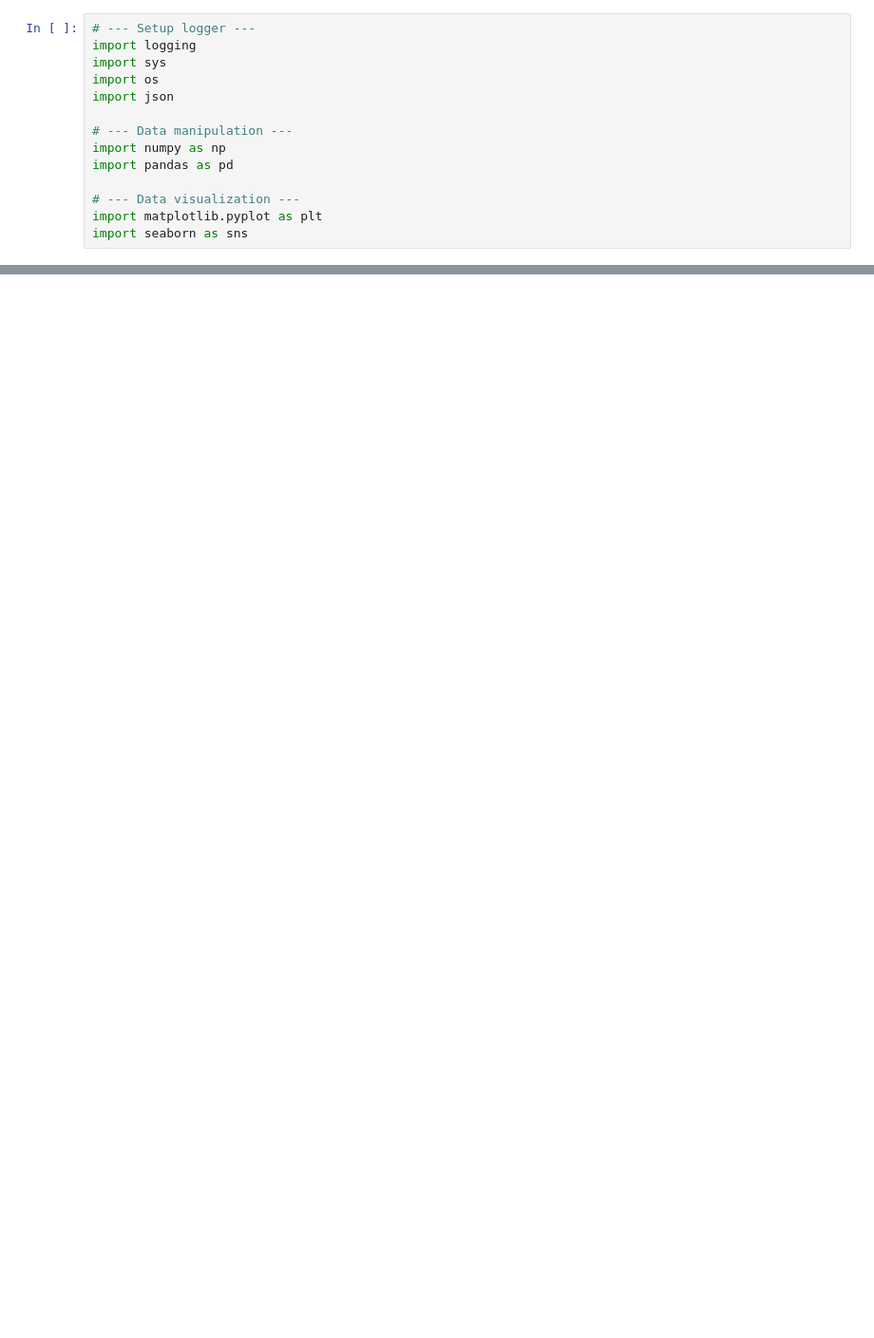
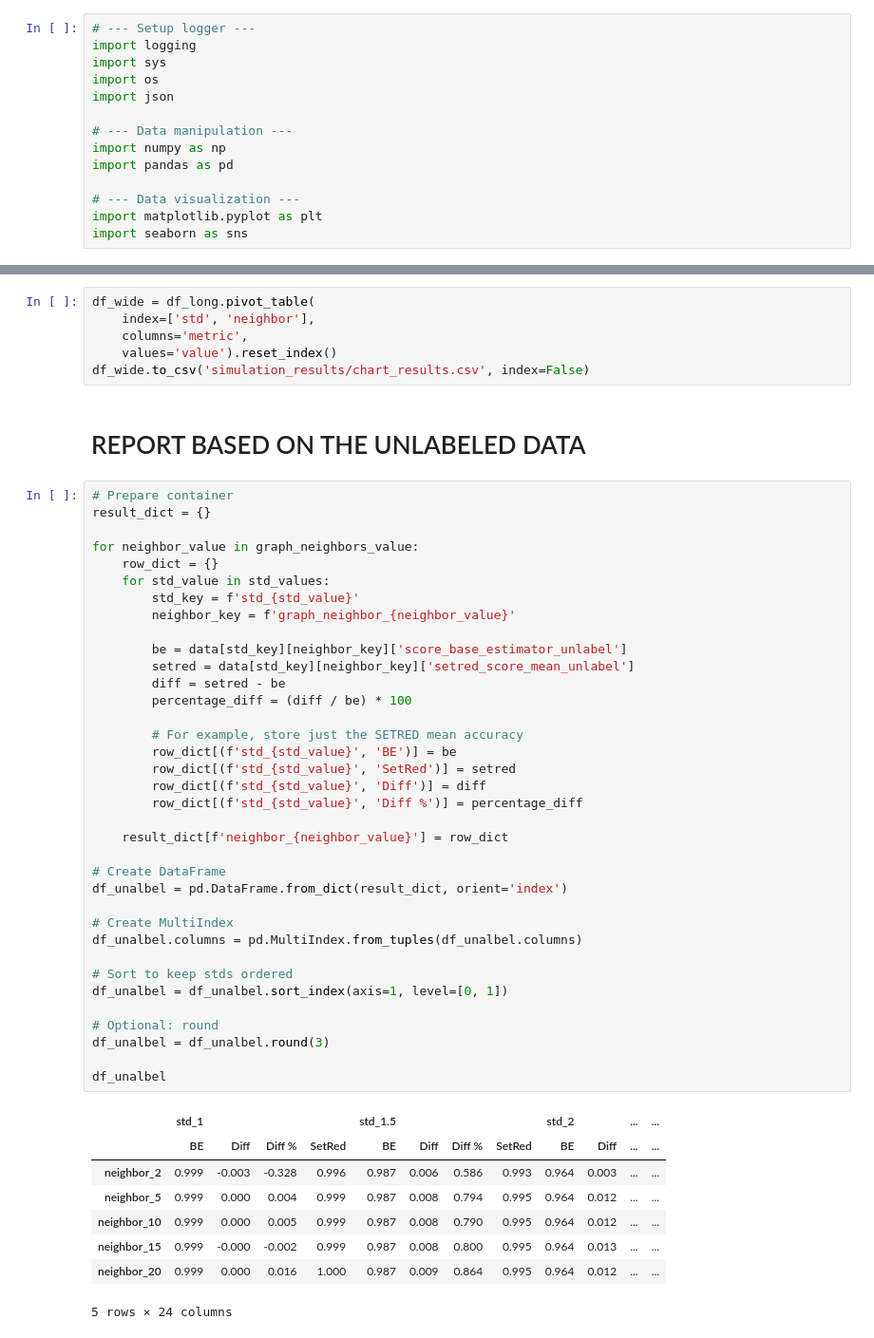
Before and after one commit to jfj36/Dissertation, a Jupyter notebook: notebooks/simulation_report.ipynb, the cells around one changed output, grey strips where cells are left out. Shown at 95% size. Cells and saved outputs as stored; diff of their text form; blank space fills up the shorter version.

```diff
--- a/notebooks/simulation_report.ipynb
+++ b/notebooks/simulation_report.ipynb
@@ -75,0 +202,53 @@ plt.show()
+# %%
+df_wide = df_long.pivot_table(
+    index=['std', 'neighbor'],
+    columns='metric',
+    values='value').reset_index()
+df_wide.to_csv('simulation_results/chart_results.csv', index=False)
+# %% [markdown]
+# REPORT BASED ON THE UNLABELED DATA
+# %%
+# Prepare container
+result_dict = {}
+
+for neighbor_value in graph_neighbors_value:
+    row_dict = {}
+    for std_value in std_values:
+        std_key = f'std_{std_value}'
+        neighbor_key = f'graph_neighbor_{neighbor_value}'
+
+        be = data[std_key][neighbor_key]['score_base_estimator_unlabel']
+        setred = data[std_key][neighbor_key]['setred_score_mean_unlabel']
+        diff = setred - be
+        percentage_diff = (diff / be) * 100
+
+        # For example, store just the SETRED mean accuracy
+        row_dict[(f'std_{std_value}', 'BE')] = be
+        row_dict[(f'std_{std_value}', 'SetRed')] = setred
+        row_dict[(f'std_{std_value}', 'Diff')] = diff
+        row_dict[(f'std_{std_value}', 'Diff %')] = percentage_diff
+
+    result_dict[f'neighbor_{neighbor_value}'] = row_dict
+
+# Create DataFrame
+df_unalbel = pd.DataFrame.from_dict(result_dict, orient='index')
+
+# Create MultiIndex
+df_unalbel.columns = pd.MultiIndex.from_tuples(df_unalbel.columns)
+
+# Sort to keep stds ordered
+df_unalbel = df_unalbel.sort_index(axis=1, level=[0, 1])
+
+# Optional: round
+df_unalbel = df_unalbel.round(3)
+
+df_unalbel
+# %% [output]
+|  | std_1 |  |  |  | std_1.5 |  |  |  | std_2 |  | ... | ... |
+|  | BE | Diff | Diff % | SetRed | BE | Diff | Diff % | SetRed | BE | Diff | ... | ... |
+| neighbor_2 | 0.999 | -0.003 | -0.328 | 0.996 | 0.987 | 0.006 | 0.586 | 0.993 | 0.964 | 0.003 | ... | ... |
+| neighbor_5 | 0.999 | 0.000 | 0.004 | 0.999 | 0.987 | 0.008 | 0.794 | 0.995 | 0.964 | 0.012 | ... | ... |
+| neighbor_10 | 0.999 | 0.000 | 0.005 | 0.999 | 0.987 | 0.008 | 0.790 | 0.995 | 0.964 | 0.012 | ... | ... |
+| neighbor_15 | 0.999 | -0.000 | -0.002 | 0.999 | 0.987 | 0.008 | 0.800 | 0.995 | 0.964 | 0.013 | ... | ... |
+| neighbor_20 | 0.999 | 0.000 | 0.016 | 1.000 | 0.987 | 0.009 | 0.864 | 0.995 | 0.964 | 0.012 | ... | ... |
+5 rows × 24 columns
```
Also changed, not shown: parts of 18 cells of this notebook, 15 other files.
